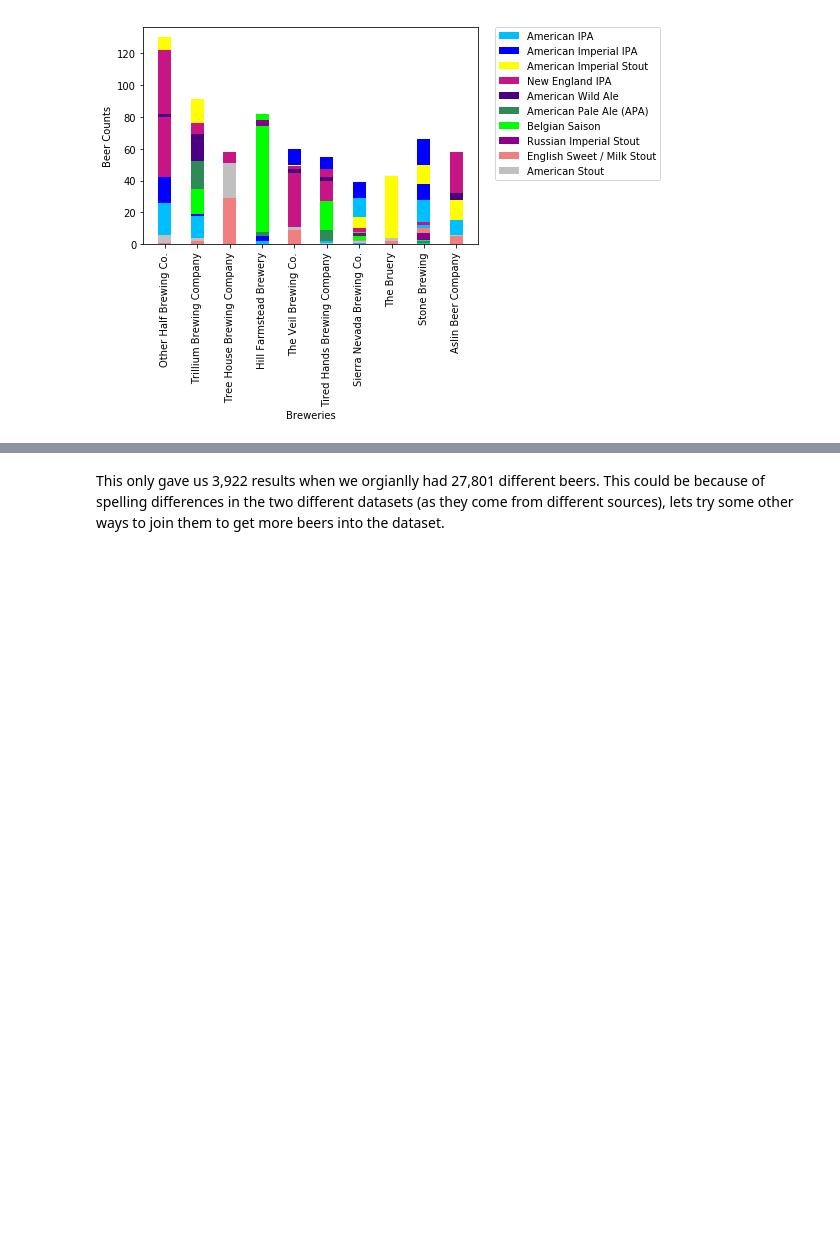
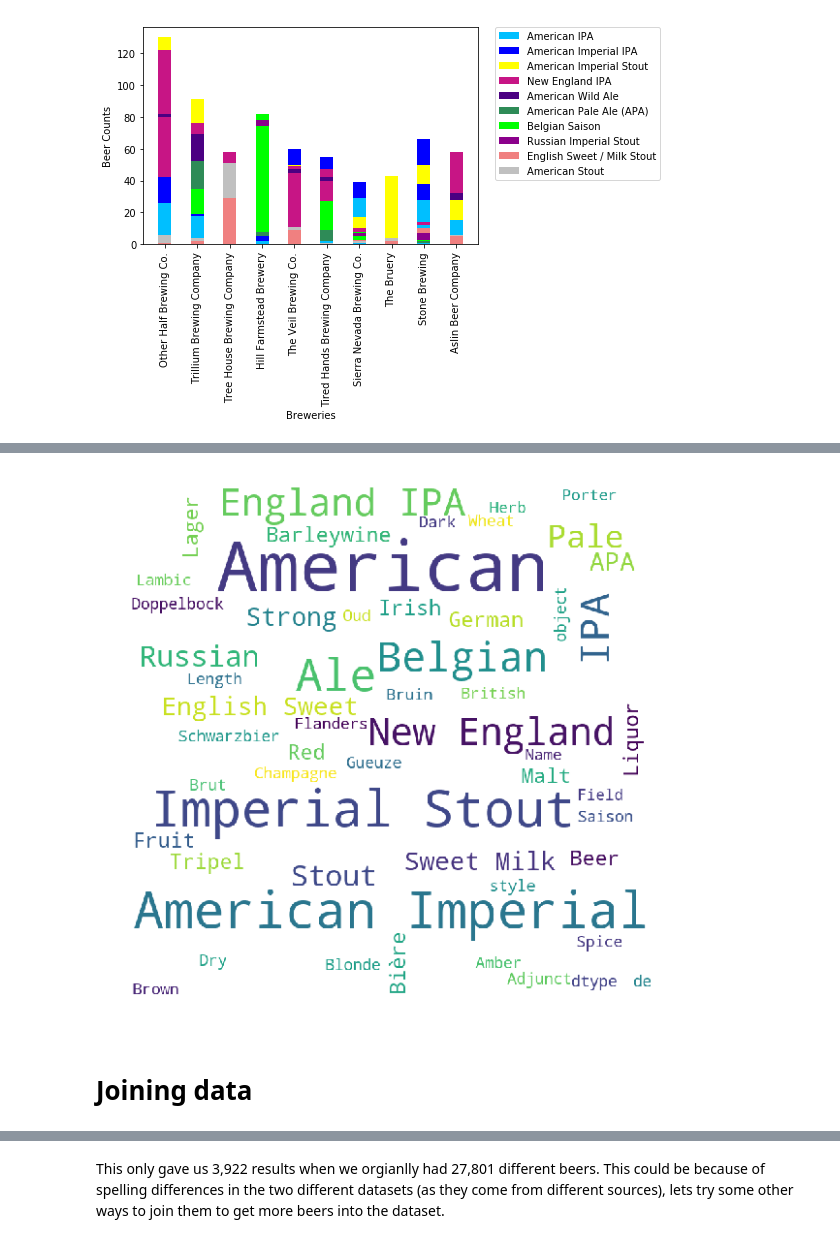
Before and after one commit to loisr/Beer-Recommendations, a Jupyter notebook: All Data.ipynb, the cells around one changed output, grey strips where cells are left out. Drawn from its saved outputs; the diff is of its cells as text; code cells hidden in the pictures; blank space fills up the shorter version.

```diff
--- a/All Data.ipynb
+++ b/All Data.ipynb
@@ -664,3 +794,18 @@ plt.legend(beer_types, bbox_to_anchor=(1.05, 1), loc=2, borderaxespad=0.)
+# %%
+sns.set_style('darkgrid')
+wordcloud = WordCloud(width = 800, height = 800,
+                background_color ='white',
+                min_font_size = 10).generate(str(beer_matrix['style']))
+# Generate plot of most popular words in beer names
+plt.figure(figsize = (10, 10), facecolor = None)
+plt.tight_layout(pad = 0)
+plt.imshow(wordcloud)
+plt.axis("off")
+plt.show()
+# %% [output]
+[figure, added]
+# %% [markdown]
+# Joining data
 # %%
 result2 = pd.merge(beer_matrix, beers, how='inner', on=['name', 'brewery'])
 # %%
```
Also changed, not shown: parts of 16 cells of this notebook.
